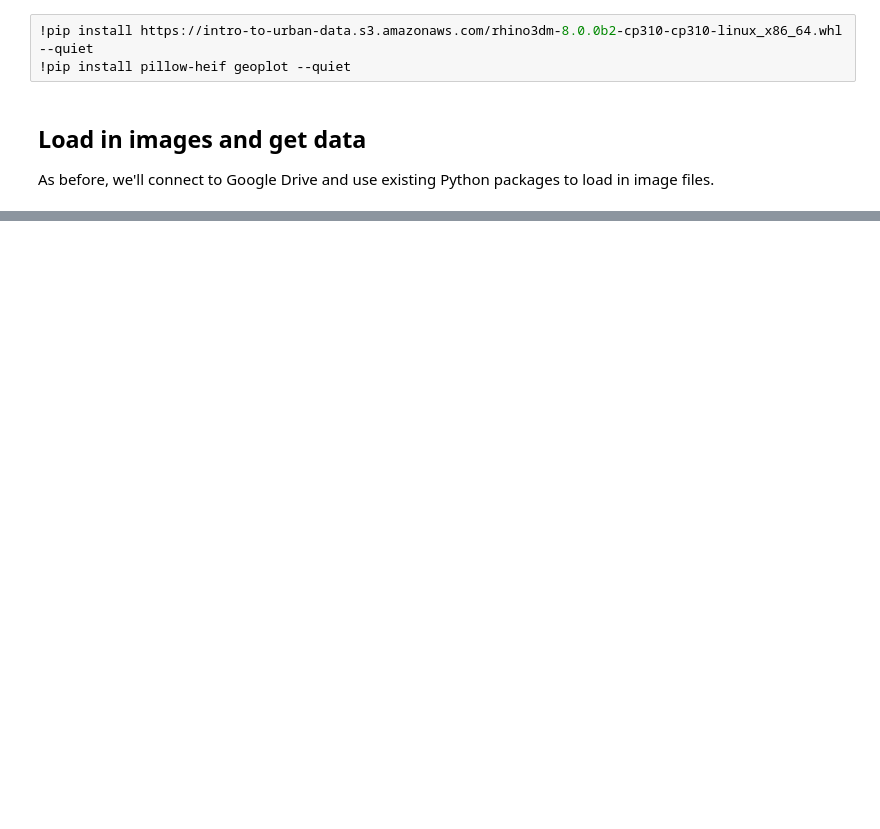
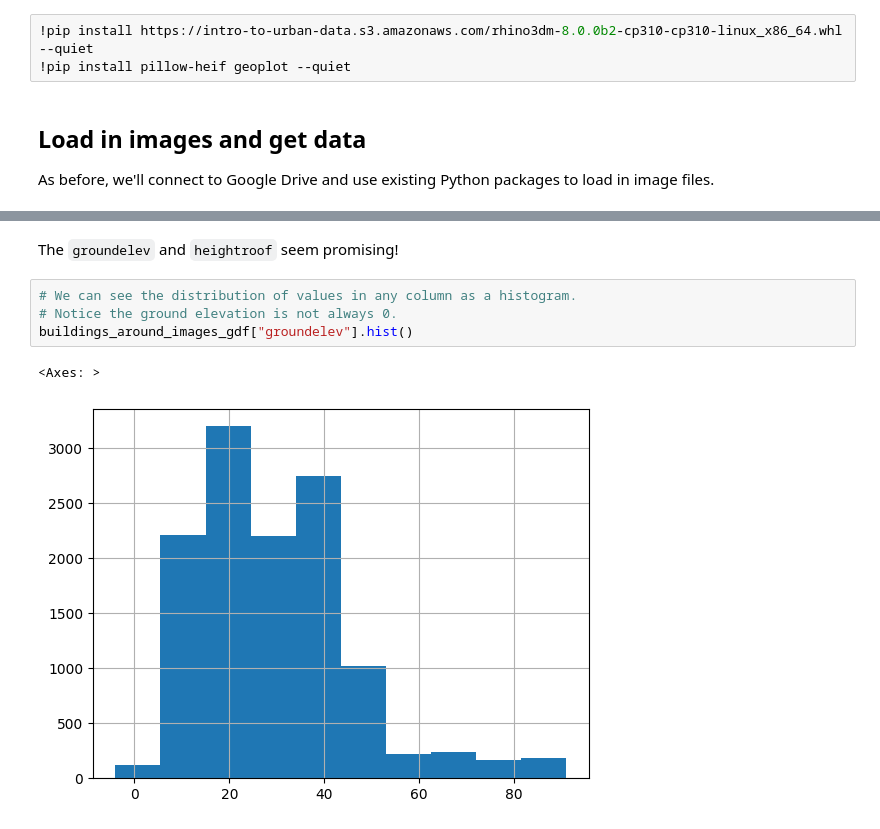
Before and after one commit to brian-ho/intro-to-urban-data, a Jupyter notebook: Scale/S01_Grasshopper_and_wiring_it_up.ipynb, the cells around one changed output, grey strips where cells are left out. Saved outputs shown, nothing was run; the diff lists cells and outputs as text; blank space fills up the shorter version.

```diff
--- a/Scale/S01_Grasshopper_and_wiring_it_up.ipynb
+++ b/Scale/S01_Grasshopper_and_wiring_it_up.ipynb
@@ -250,0 +296,9 @@ all_images_df.to_csv('example.csv', index=False, sep=';')
+# %% [markdown]
+The `groundelev` and `heightroof` seem promising!
+# %%
+# We can see the distribution of values in any column as a histogram.
+# Notice the ground elevation is not always 0.
+buildings_around_images_gdf["groundelev"].hist()
+# %% [output]
+<Axes: >
+[figure, added]
```
Also changed, not shown: parts of 57 cells of this notebook, 16 other files.
